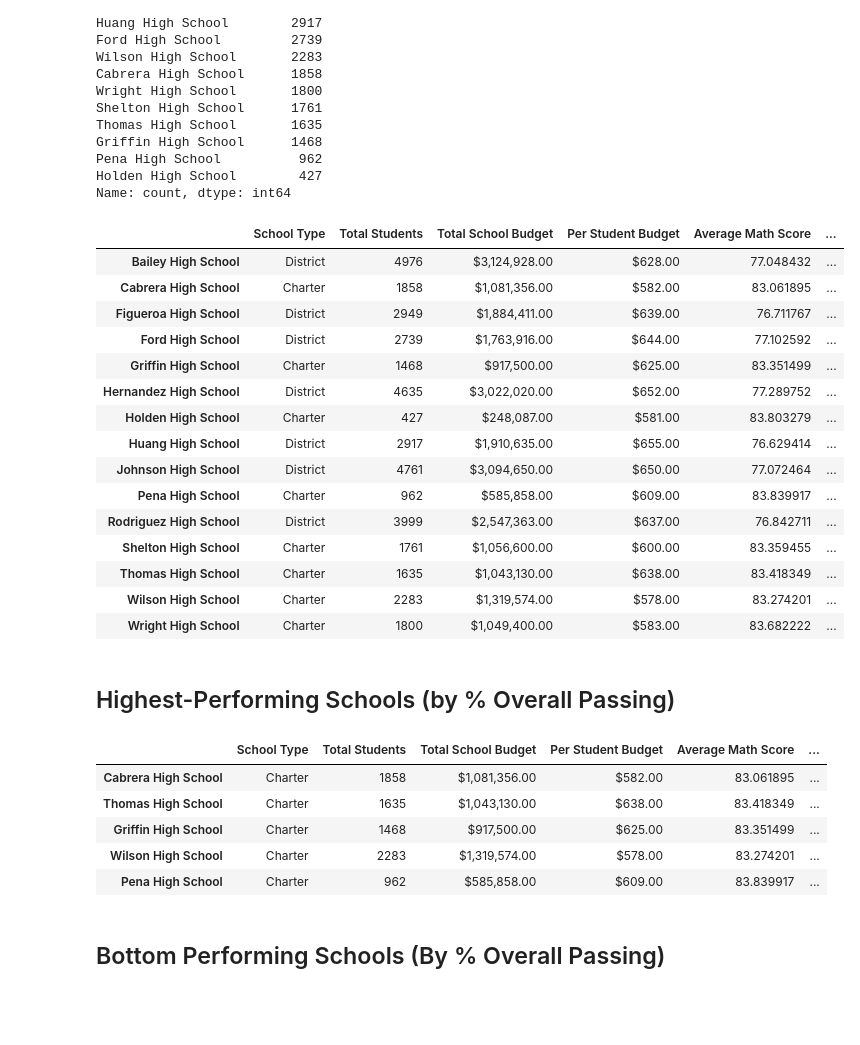
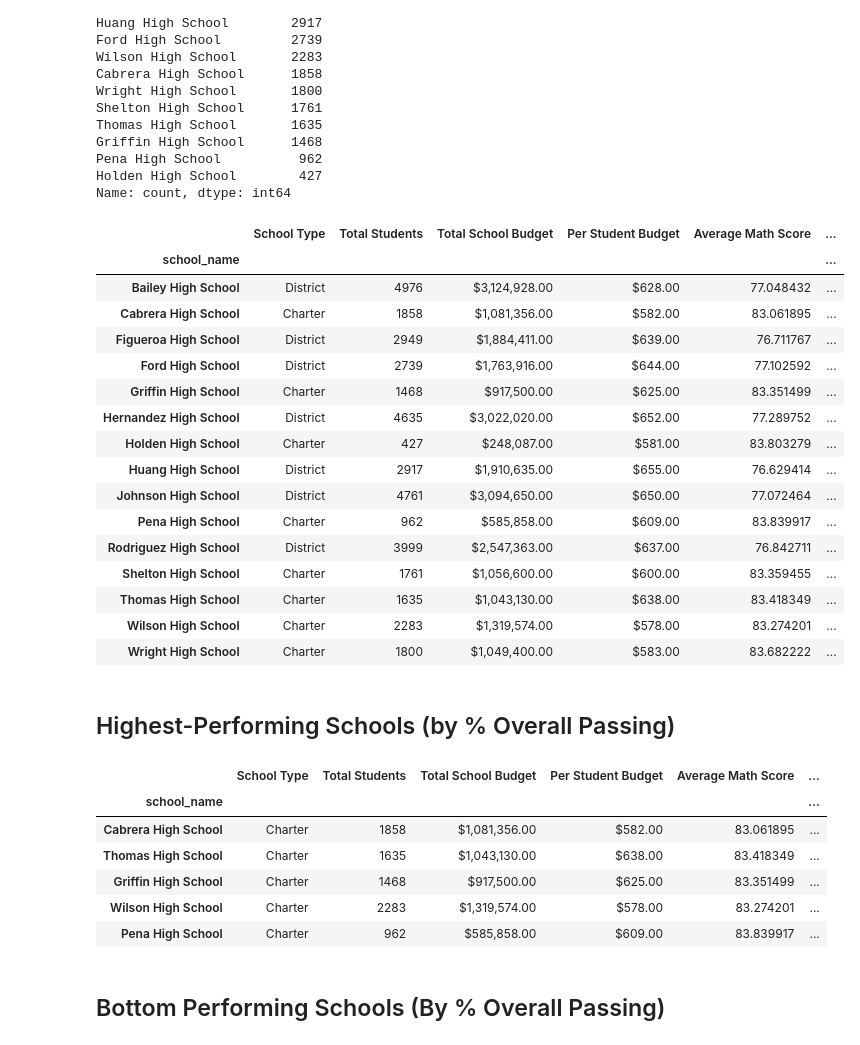
Before and after one commit to HollaNotes/pandas-challenge, a Jupyter notebook: PyCitySchools_NoelleWatson.ipynb, the cells around one changed output. Cells and saved outputs as stored; diff of their text form; code cells hidden in the pictures; blank space fills up the shorter version.

```diff
--- a/PyCitySchools_NoelleWatson.ipynb
+++ b/PyCitySchools_NoelleWatson.ipynb
@@ -182,24 +182,28 @@ overall_passing_rate = school_students_passing_math_and_reading / per_school_cou
 # %%
 # Create a DataFrame called `per_school_summary` with columns for the calculations above.
 per_school_summary = pd.DataFrame(
     {
         "School Type": school_types,
-        "Total"
-
-
-
-
+        "Total Students": per_school_counts,
+        "Total School Budget": per_school_budget,
+        "Per Student Budget": per_school_capita,
+        "Average Math Score": per_school_math,
+        "Average Reading Score": per_school_reading,
+        "% Passing Math": per_school_passing_math,
+        "% Passing Reading": per_school_passing_reading,
+        "% Overall Passing": overall_passing_rate,
     }
 )
 
 # Formatting
 per_school_summary["Total School Budget"] = per_school_summary["Total School Budget"].map("${:,.2f}".format)
 per_school_summary["Per Student Budget"] = per_school_summary["Per Student Budget"].map("${:,.2f}".format)
 
 # Display the DataFrame
 per_school_summary
 # %% [output]
 |  | School Type | Total Students | Total School Budget | Per Student Budget | Average Math Score | ... |
+| school_name |  |  |  |  |  | ... |
 | Bailey High School | District | 4976 | $3,124,928.00 | $628.00 | 77.048432 | ... |
 | Cabrera High School | Charter | 1858 | $1,081,356.00 | $582.00 | 83.061895 | ... |
 | Figueroa High School | District | 2949 | $1,884,411.00 | $639.00 | 76.711767 | ... |
@@ -219,10 +223,11 @@ per_school_summary
 ## Highest-Performing Schools (by % Overall Passing)
 # %%
 # Sort the schools by `% Overall Passing` in descending order and display the top 5 rows.
-top_schools =
+top_schools = per_school_summary.sort_values(by='% Overall Passing', ascending=False)
 top_schools.head(5)
 # %% [output]
 |  | School Type | Total Students | Total School Budget | Per Student Budget | Average Math Score | ... |
+| school_name |  |  |  |  |  | ... |
 | Cabrera High School | Charter | 1858 | $1,081,356.00 | $582.00 | 83.061895 | ... |
 | Thomas High School | Charter | 1635 | $1,043,130.00 | $638.00 | 83.418349 | ... |
 | Griffin High School | Charter | 1468 | $917,500.00 | $625.00 | 83.351499 | ... |
```
Also changed, not shown: parts of 3 cells of this notebook.
